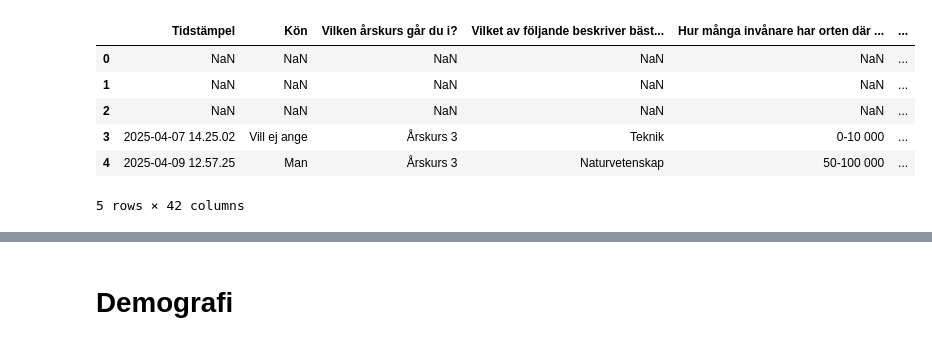
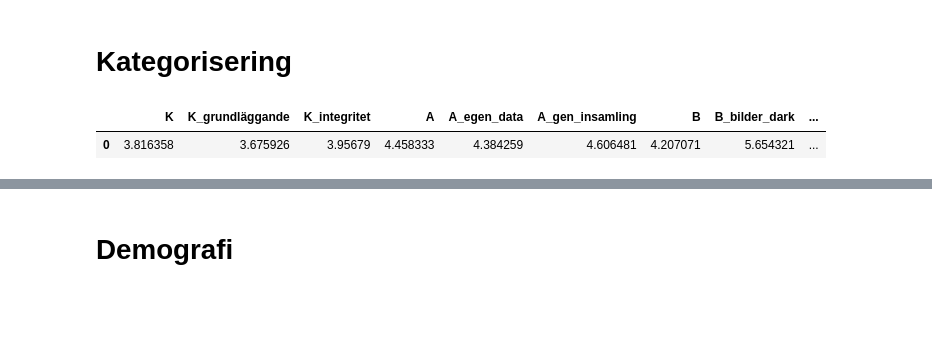
Before and after one commit to stenhoff40/Examensarbete_analys, a Jupyter notebook: analys.ipynb, the cells around one changed output, grey strips where cells are left out. Cells and saved outputs as stored; diff of their text form; code cells hidden in the pictures; blank space fills up the shorter version.

Commit message:
data rediwranging

```diff
--- a/analys.ipynb
+++ b/analys.ipynb
@@ -16,0 +21,2 @@ df = pd.read_csv("data.csv", encoding="utf-8", delimiter = ",")
+# %%
+df.drop(columns="Tidstämpel", axis=1, inplace=True)
@@ -16,0 +36,2 @@ df = pd.read_csv("data.csv", encoding="utf-8", delimiter = ",")
+# %% [markdown]
+<h1>Kategorisering</h1>
@@ -17,10 +40,46 @@ df = pd.read_csv("data.csv", encoding="utf-8", delimiter = ",")
+# %%
+# Välj kolumnerna med index 19 till 27 (slutet är exklusivt så vi tar upp till 28)
+utvalda_k = df.iloc[:, 17:29]
+utvalda_k1 = df.iloc[:, 17:23]
+utvalda_k2 = df.iloc[:, 23:29]
+utvalda_a = df.iloc[:, 29:]
+utvalda_a1 = df.iloc[:, 29:37]
+utvalda_a2 = df.iloc[:, 37:]
+utvalda_b = df.iloc[:, 6:17]
+utvalda_b1_dark = df.iloc[:,[6,7,9]]
+utvalda_b1_no_dark = df.iloc[:,[8,10]]
+utvalda_b2 = df.iloc[:, 11:14]
+utvalda_b3 = df.iloc[:, 14:17]
+
+# Platta ut alla värden till en lång array och räkna ut medelvärde
+medelvärde_k = utvalda_k.values.flatten().mean()
+medelvärde_k1 = utvalda_k1.values.flatten().mean()
+medelvärde_k2 = utvalda_k2.values.flatten().mean()
+medelvärde_a = utvalda_a.values.flatten().mean()
+medelvärde_a1 = utvalda_a1.values.flatten().mean()
+medelvärde_a2 = utvalda_a2.values.flatten().mean()
+medelvärde_b = utvalda_b.values.flatten().mean()
+medelvärde_b1_dark = utvalda_b1_dark.values.flatten().mean()
+medelvärde_b1_no_dark = utvalda_b1_no_dark.values.flatten().mean()
+medelvärde_b2 = utvalda_b2.values.flatten().mean()
+medelvärde_b3 = utvalda_b3.values.flatten().mean()
+
+# Skapa ny DataFrame med en kolumn "K" och medelvärdet som enda värde
+df_kategoriserad = pd.DataFrame({
+                      'K': [medelvärde_k],
+                      'K_grundläggande': [medelvärde_k1],
+                      'K_integritet': [medelvärde_k2],
+                      'A': [medelvärde_a],
+                      'A_egen_data': [medelvärde_a1],
+                      'A_gen_insamling': [medelvärde_a2],
+                      'B': [medelvärde_b],
+                      'B_bilder_dark': [medelvärde_b1_dark],
+                      'B_bilder_no_dark': [medelvärde_b1_no_dark],
+                      'B2_agerande': [medelvärde_b2],
+                      'B3': [medelvärde_b3]
+                      })
 # %%
-df.head()
+df_kategoriserad.head()
 # %% [output]
-|  | Tidstämpel | Kön | Vilken årskurs går du i? | Vilket av följande beskriver bäst... | Hur många invånare har orten där ... | ... |
-| 0 | NaN | NaN | NaN | NaN | NaN | ... |
-| 1 | NaN | NaN | NaN | NaN | NaN | ... |
-| 2 | NaN | NaN | NaN | NaN | NaN | ... |
-| 3 | 2025-04-07 14.25.02 | Vill ej ange | Årskurs 3 | Teknik | 0-10 000 | ... |
-| 4 | 2025-04-09 12.57.25 | Man | Årskurs 3 | Naturvetenskap | 50-100 000 | ... |
+|  | K | K_grundläggande | K_integritet | A | A_egen_data | A_gen_insamling | B | B_bilder_dark | ... |
+| 0 | 3.816358 | 3.675926 | 3.95679 | 4.458333 | 4.384259 | 4.606481 | 4.207071 | 5.654321 | ... |
-5 rows × 42 columns
```
Also changed, not shown: parts of 14 cells of this notebook, 1 other file.
